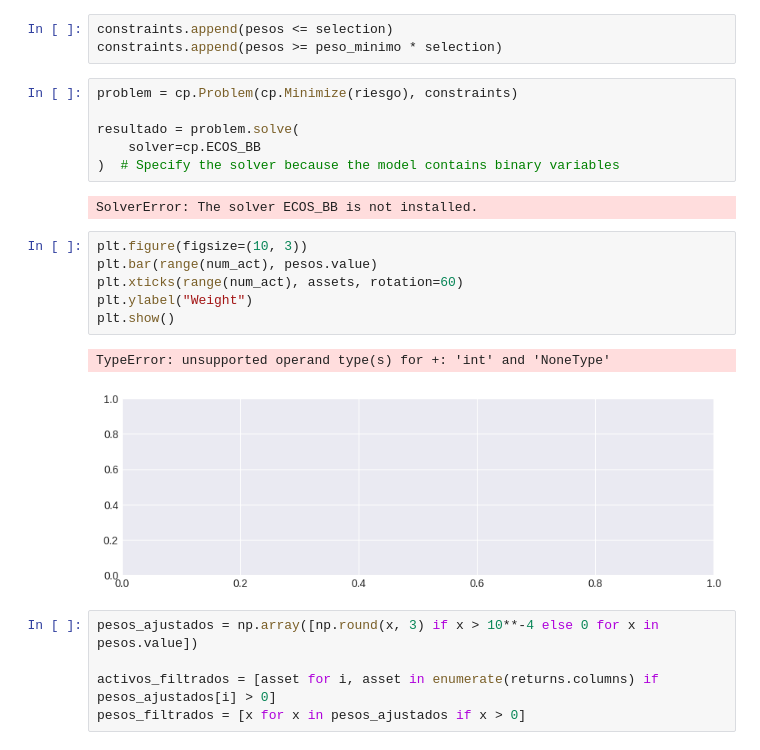
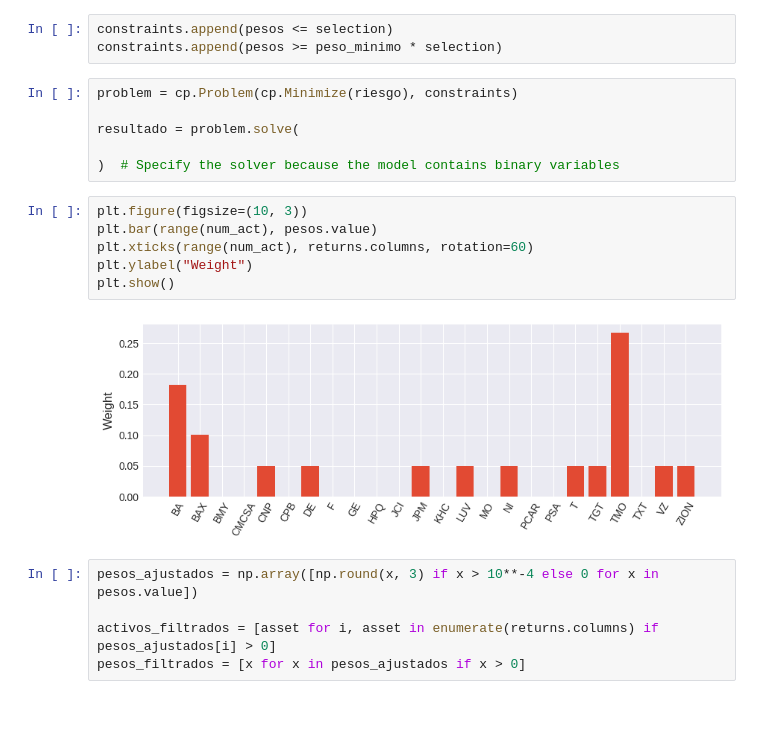
Before and after one commit to inaki-ruiz/Finance-and-Technology, a Jupyter notebook: Tema_3_Optimization /src/ejemplos_optimizacion_markowitz_english.ipynb, the cells around one changed output. Drawn from its saved outputs; the diff is of its cells as text; blank space fills up the shorter version.

```diff
--- a/Tema_3_Optimization /src/ejemplos_optimizacion_markowitz_english.ipynb
+++ b/Tema_3_Optimization /src/ejemplos_optimizacion_markowitz_english.ipynb
@@ -1172,19 +1169,16 @@ constraints.append(pesos >= peso_minimo * selection)
 problem = cp.Problem(cp.Minimize(riesgo), constraints)
 
 resultado = problem.solve(
-    solver=cp.ECOS_BB
+
 )  # Specify the solver because the model contains binary variables
-# %% [output]
-SolverError: The solver ECOS_BB is not installed.
 # %%
 plt.figure(figsize=(10, 3))
 plt.bar(range(num_act), pesos.value)
-plt.xticks(range(num_act), assets, rotation=60)
+plt.xticks(range(num_act), returns.columns, rotation=60)
 plt.ylabel("Weight")
 plt.show()
 # %% [output]
-TypeError: unsupported operand type(s) for +: 'int' and 'NoneType'
-[figure, old version]
+[figure, new version]
 # %%
 pesos_ajustados = np.array([np.round(x, 3) if x > 10**-4 else 0 for x in pesos.value])
 
```
Also changed, not shown: parts of 12 cells of this notebook.
